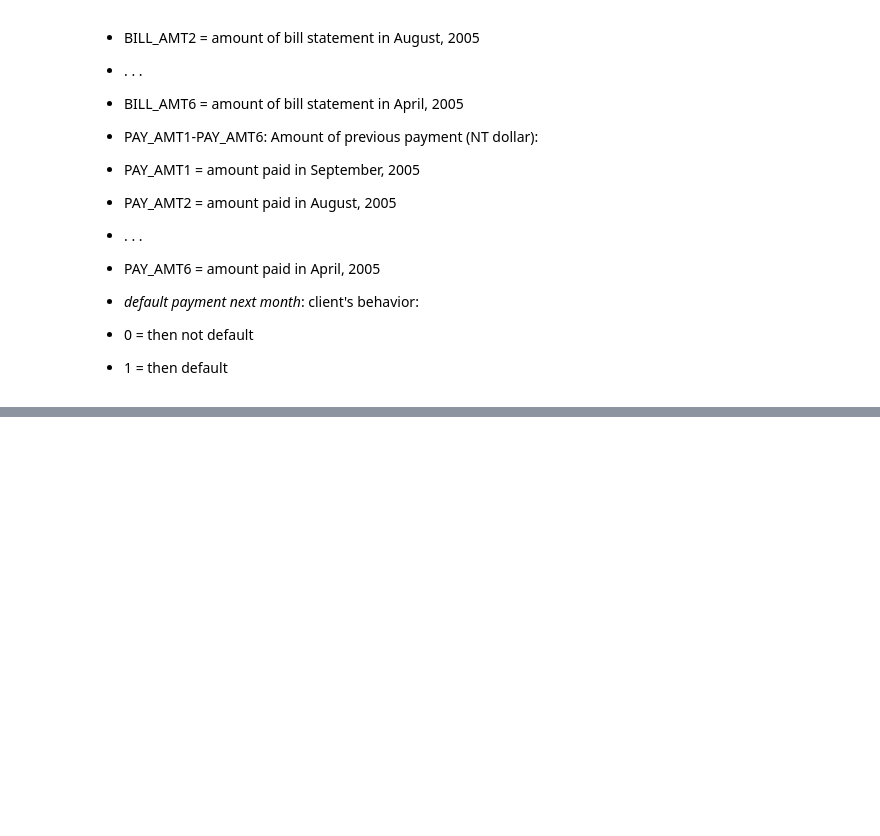
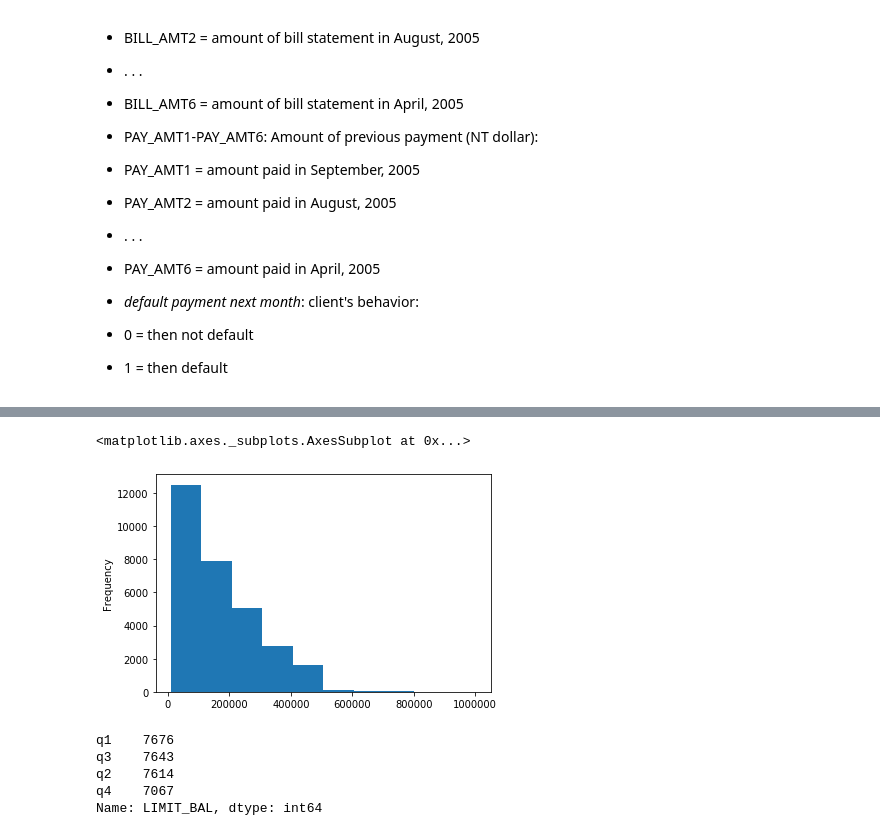
Before and after one commit to evillag/xtol_m5, a Jupyter notebook: EDA_M5T2.ipynb, the cells around one changed output, grey strips where cells are left out. Drawn from its saved outputs; the diff is of its cells as text; code cells hidden in the pictures; blank space fills up the shorter version.

```diff
--- a/EDA_M5T2.ipynb
+++ b/EDA_M5T2.ipynb
@@ -109,0 +148,14 @@ memory usage: 5.7 MB
+# %%
+credit['LIMIT_BAL'].plot(kind='hist')
+# %% [output]
+<matplotlib.axes._subplots.AxesSubplot at 0x...>
+[figure, added]
+# %%
+s1 = pd.qcut(credit['LIMIT_BAL'], q=4, labels=['q1','q2','q3','q4'])
+s1.value_counts()
+# %% [output]
+q1    7676
+q3    7643
+q2    7614
+q4    7067
+Name: LIMIT_BAL, dtype: int64
```
Also changed, not shown: parts of 7 cells of this notebook.
